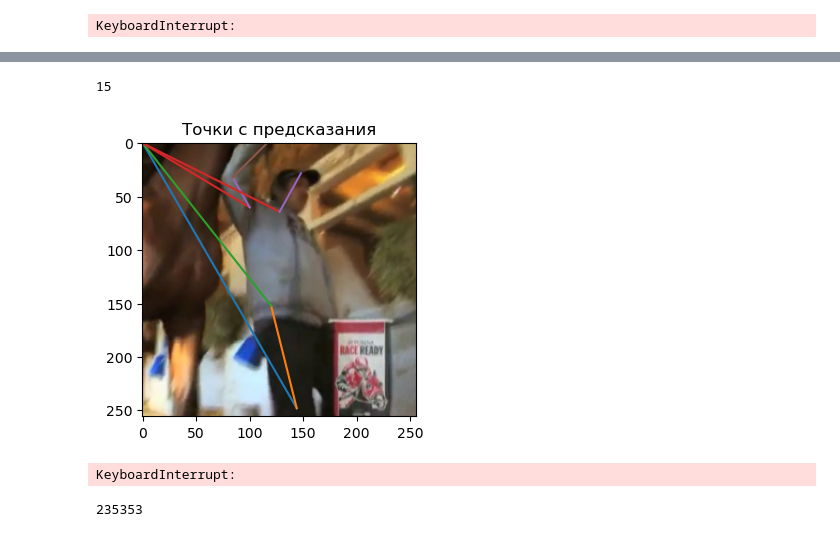
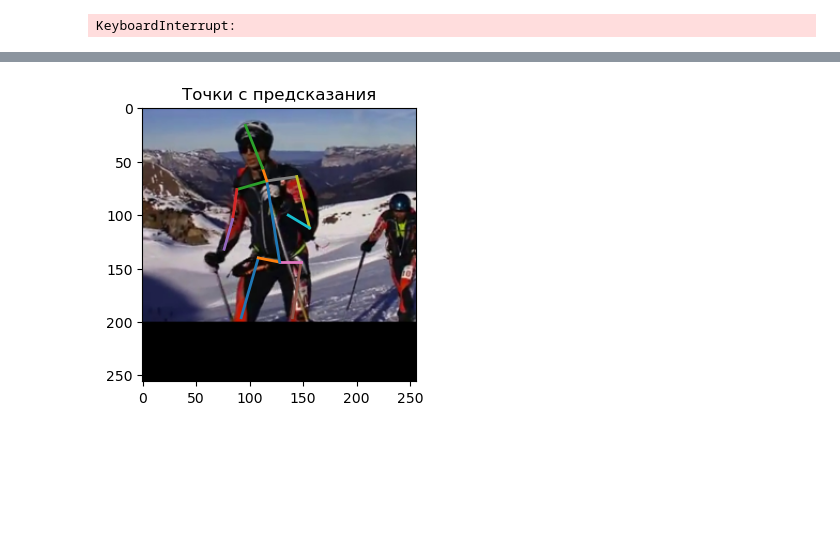
Before and after one commit to BombasticFantastik/CustomPoseEstimator, a Jupyter notebook: main.ipynb, the cells around one changed output, grey strips where cells are left out. Cells and saved outputs as stored; diff of their text form; code cells hidden in the pictures; blank space fills up the shorter version.

```diff
--- a/main.ipynb
+++ b/main.ipynb
@@ -286,27 +253,0 @@ def show_result2(img,heatmap):
-# %%
-def show_result2(img,heatmap):
-    img=img.permute(1,2,0).detach().cpu().numpy()
-    full_heatmap=torch.max(heatmap,dim=0)[0].detach().cpu().numpy()
-
-    px,py=get_keypoints_from_heatmaps(heatmap)
-    #return px,py
-    #масштабирование
-    scale=img.shape[0]/heatmap.shape[1]#хз
-    px *=scale
-    py *=scale
-
-    plt.figure(figsize=(12,4))
-
-    plt.subplot(1,3,3)
-    plt.title('Точки с предсказания')
-    plt.imshow(img)
-    px,py=px.cpu().numpy(),py.cpu().numpy()
-
-    for pair in MPII_PAIRS:
-        partA = pair[0]
-        partB = pair[1]
-
-        # Проверяем, что индексы не выходят за границы предсказания
-        if partA < len(px) and partB < len(px):
-            plt.plot([px[partA], px[partB]], [py[partA], py[partB]],
-                     linewidth=2, color='lime', alpha=0.7)
@@ -321,8 +254,5 @@ mpi_combo=[(0,1),(1,2,),(2,6),(7,12),(12,11),(11,10),(5,4),(4,3),(3,6),(7,13),(1
-# %%
-len(mpi_combo)
-# %% [output]
-15
 # %%
+
 def show_result2(img,heatmap):
     img=img.permute(1,2,0).detach().cpu().numpy()
     full_heatmap=torch.max(heatmap,dim=0)[0].detach().cpu().numpy()
@@ -342,15 +272,11 @@ def show_result2(img,heatmap):
 
     for idx in mpi_combo:
         #if idx[0]<len(px) and idx[1]<len(py):
-        plt.plot([px[idx[0]],px[idx[1]]],[py[idx[0]],py[idx[1]]])
+        if px[idx[0]]==0 or px[idx[1]]==0:
+            continue
+        else:
+            plt.plot([px[idx[0]],px[idx[1]]],[py[idx[0]],py[idx[1]]],linewidth=2)#alpha=0.7,color='lime'
 # %%
-show_result2(batch['img'][0],batch['label'][0])
+show_result2(batch['img'][5],batch['label'][5])
 # %% [output]
-[figure, old version]
+[figure, new version]
-# %%
-for batch in pose_dataloader:
-    pred=model(batch['img'].to(device))
-    #print(f"Mean value: {pred.mean().item():.6f}")
-    #print(f"Max value: {pred.max().item():.6f}")
-# %% [output]
-KeyboardInterrupt:
@@ -360,5 +282,0 @@ torch.cuda.empty_cache()
-# %%
-import gc
-gc.collect()
-# %% [output]
-235353
```
Also changed, not shown: parts of 8 cells of this notebook.
